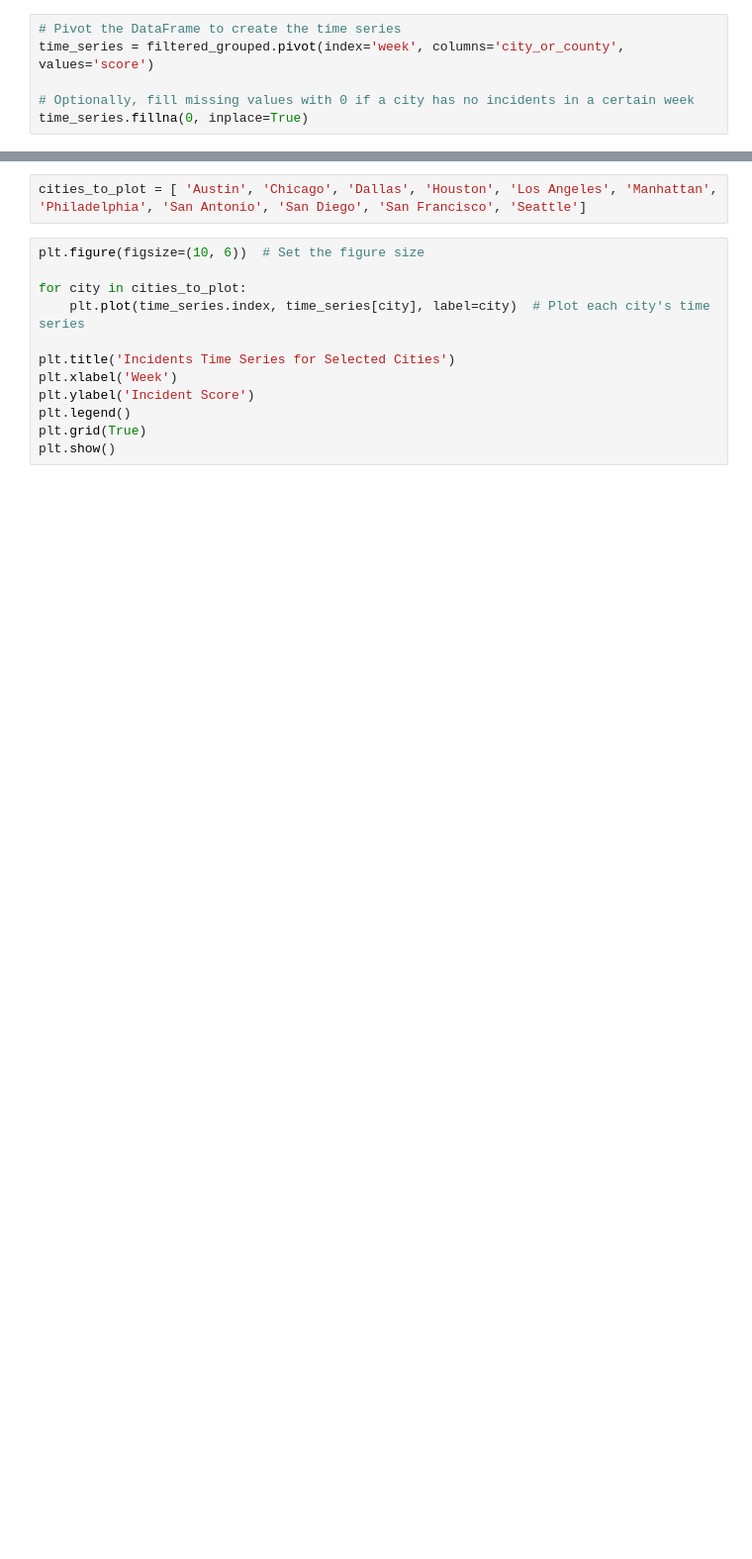
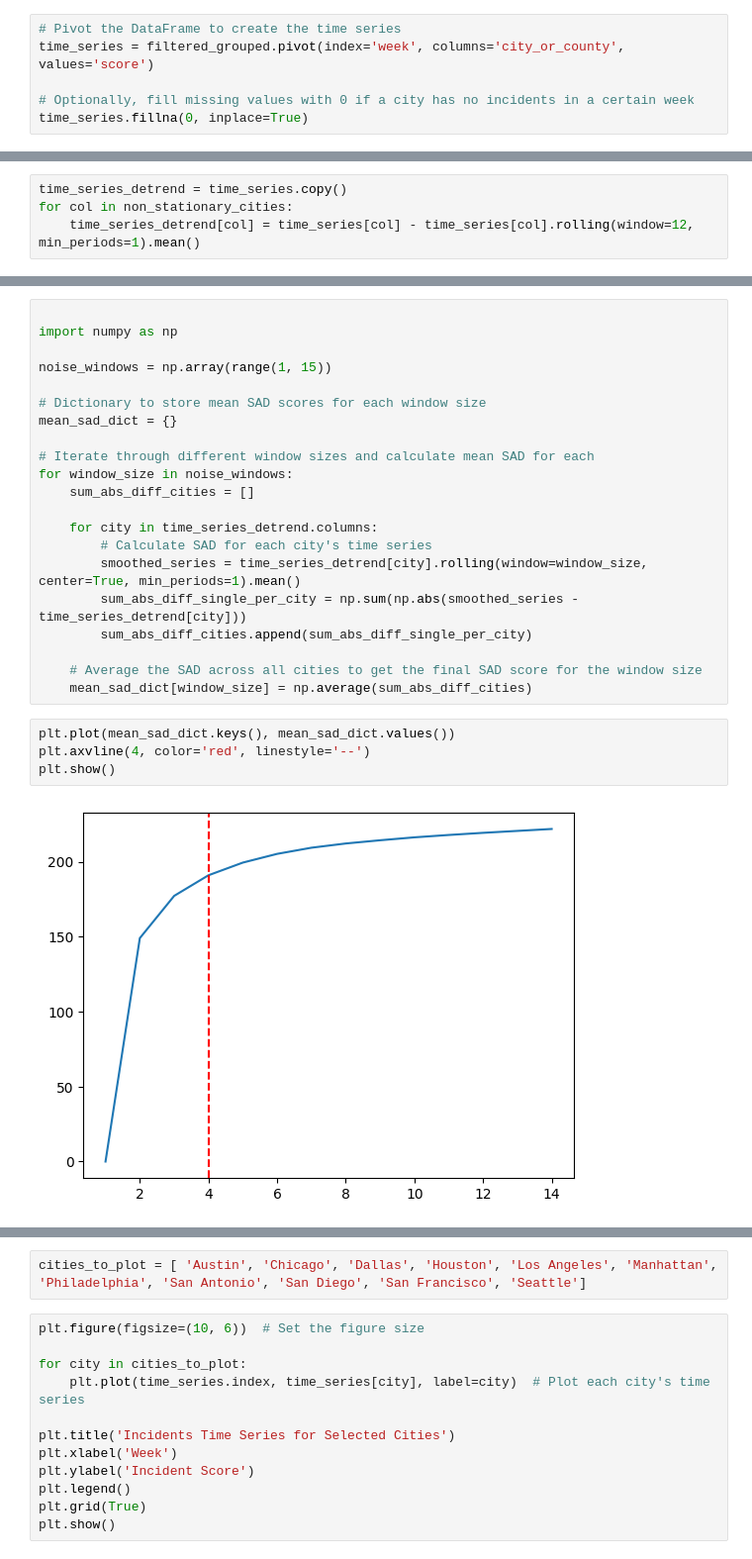
Before and after one commit to Alexthw46/DataMiningProject, a Jupyter notebook: TASK_4/time_series.ipynb, the cells around one changed output, grey strips where cells are left out. Shown at 99% size. Cells and saved outputs as stored; diff of their text form; blank space fills up the shorter version.

```diff
--- a/TASK_4/time_series.ipynb
+++ b/TASK_4/time_series.ipynb
@@ -135,0 +188,4 @@ time_series.fillna(0, inplace=True)
+# %%
+time_series_detrend = time_series.copy()
+for col in non_stationary_cities:
+    time_series_detrend[col] = time_series[col] - time_series[col].rolling(window=12, min_periods=1).mean()
@@ -135,0 +194,27 @@ time_series.fillna(0, inplace=True)
+# %%
+
+import numpy as np
+
+noise_windows = np.array(range(1, 15))
+
+# Dictionary to store mean SAD scores for each window size
+mean_sad_dict = {}
+
+# Iterate through different window sizes and calculate mean SAD for each
+for window_size in noise_windows:
+    sum_abs_diff_cities = []
+
+    for city in time_series_detrend.columns:
+        # Calculate SAD for each city's time series
+        smoothed_series = time_series_detrend[city].rolling(window=window_size, center=True, min_periods=1).mean()
+        sum_abs_diff_single_per_city = np.sum(np.abs(smoothed_series - time_series_detrend[city]))
+        sum_abs_diff_cities.append(sum_abs_diff_single_per_city)
+
+    # Average the SAD across all cities to get the final SAD score for the window size
+    mean_sad_dict[window_size] = np.average(sum_abs_diff_cities)
+# %%
+plt.plot(mean_sad_dict.keys(), mean_sad_dict.values())
+plt.axvline(4, color='red', linestyle='--')
+plt.show()
+# %% [output]
+[figure, added]
```
Also changed, not shown: parts of 12 cells of this notebook, 1 other file.
